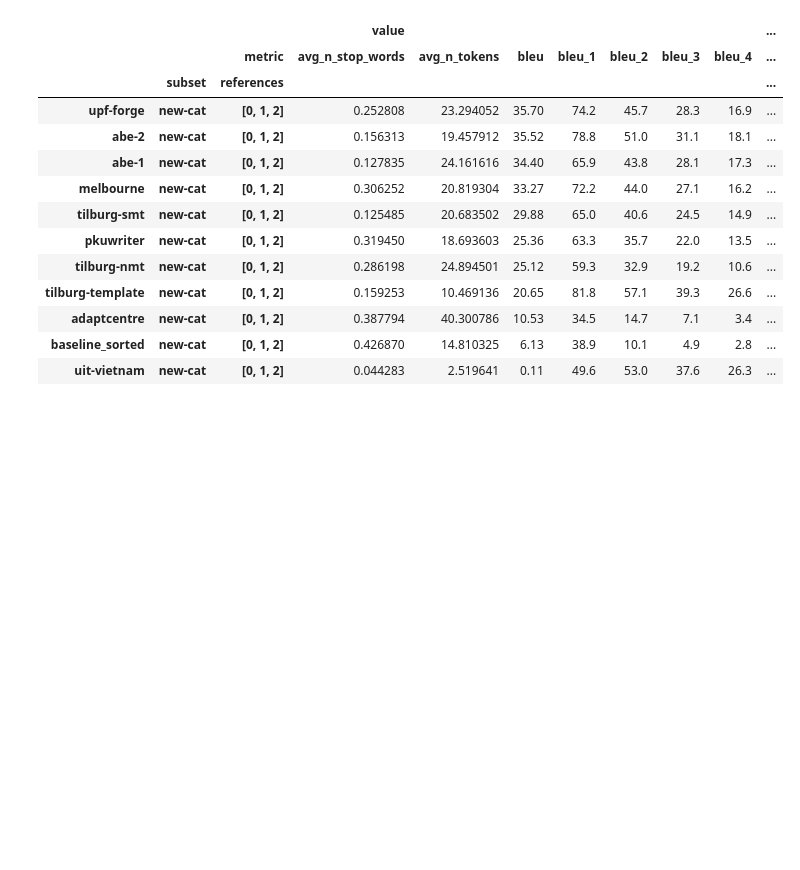
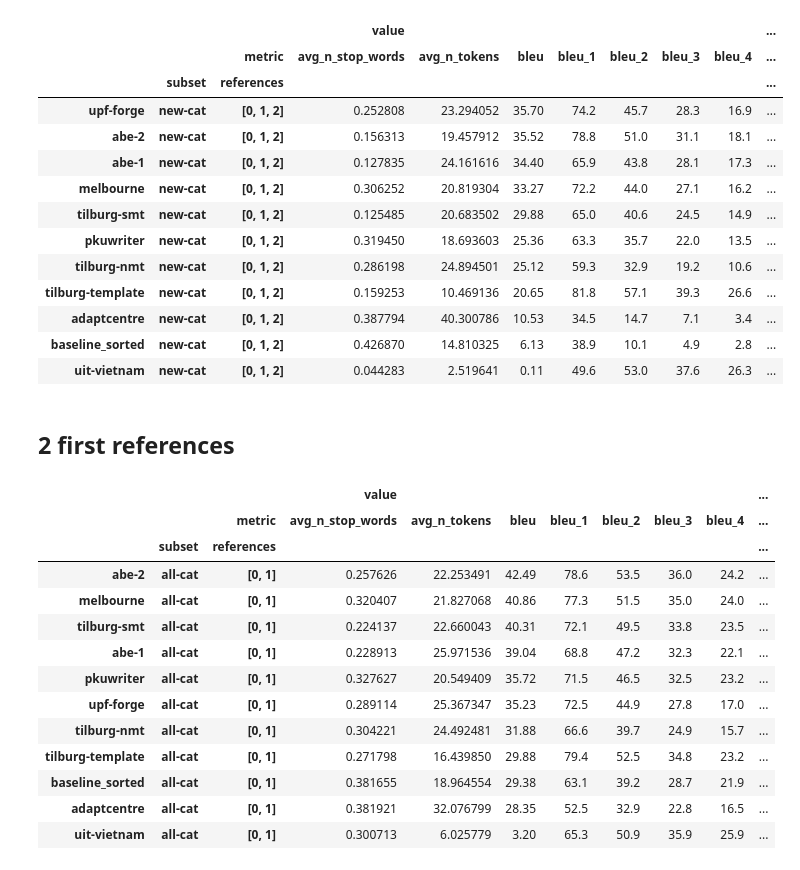
Before and after one commit to abevieiramota/masters, a Jupyter notebook: notebook/00 - Automatic evaluation.ipynb, the cells around one changed output. Drawn from its saved outputs; the diff is of its cells as text; code cells hidden in the pictures; blank space fills up the shorter version.

```diff
--- a/notebook/00 - Automatic evaluation.ipynb
+++ b/notebook/00 - Automatic evaluation.ipynb
@@ -397,3 +399,22 @@ df.loc[(slice(None), 'new-cat', '[0, 1, 2]'), :].unstack().sort_values(('value',
 | adaptcentre | new-cat | [0, 1, 2] | 0.387794 | 40.300786 | 10.53 | 34.5 | 14.7 | 7.1 | 3.4 | ... |
 | baseline_sorted | new-cat | [0, 1, 2] | 0.426870 | 14.810325 | 6.13 | 38.9 | 10.1 | 4.9 | 2.8 | ... |
 | uit-vietnam | new-cat | [0, 1, 2] | 0.044283 | 2.519641 | 0.11 | 49.6 | 53.0 | 37.6 | 26.3 | ... |
+# %% [markdown]
+## 2 first references
+# %%
+df.loc[(slice(None), 'all-cat', '[0, 1]'), :].unstack().sort_values(('value', 'bleu'), ascending=False)
+# %% [output]
+|  |  |  | value |  |  |  |  |  |  | ... |
+|  |  | metric | avg_n_stop_words | avg_n_tokens | bleu | bleu_1 | bleu_2 | bleu_3 | bleu_4 | ... |
+|  | subset | references |  |  |  |  |  |  |  | ... |
+| abe-2 | all-cat | [0, 1] | 0.257626 | 22.253491 | 42.49 | 78.6 | 53.5 | 36.0 | 24.2 | ... |
+| melbourne | all-cat | [0, 1] | 0.320407 | 21.827068 | 40.86 | 77.3 | 51.5 | 35.0 | 24.0 | ... |
+| tilburg-smt | all-cat | [0, 1] | 0.224137 | 22.660043 | 40.31 | 72.1 | 49.5 | 33.8 | 23.5 | ... |
+| abe-1 | all-cat | [0, 1] | 0.228913 | 25.971536 | 39.04 | 68.8 | 47.2 | 32.3 | 22.1 | ... |
+| pkuwriter | all-cat | [0, 1] | 0.327627 | 20.549409 | 35.72 | 71.5 | 46.5 | 32.5 | 23.2 | ... |
+| upf-forge | all-cat | [0, 1] | 0.289114 | 25.367347 | 35.23 | 72.5 | 44.9 | 27.8 | 17.0 | ... |
+| tilburg-nmt | all-cat | [0, 1] | 0.304221 | 24.492481 | 31.88 | 66.6 | 39.7 | 24.9 | 15.7 | ... |
+| tilburg-template | all-cat | [0, 1] | 0.271798 | 16.439850 | 29.88 | 79.4 | 52.5 | 34.8 | 23.2 | ... |
+| baseline_sorted | all-cat | [0, 1] | 0.381655 | 18.964554 | 29.38 | 63.1 | 39.2 | 28.7 | 21.9 | ... |
+| adaptcentre | all-cat | [0, 1] | 0.381921 | 32.076799 | 28.35 | 52.5 | 32.9 | 22.8 | 16.5 | ... |
+| uit-vietnam | all-cat | [0, 1] | 0.300713 | 6.025779 | 3.20 | 65.3 | 50.9 | 35.9 | 25.9 | ... |
```
Also changed, not shown: parts of 5 cells of this notebook, 12 other files.
